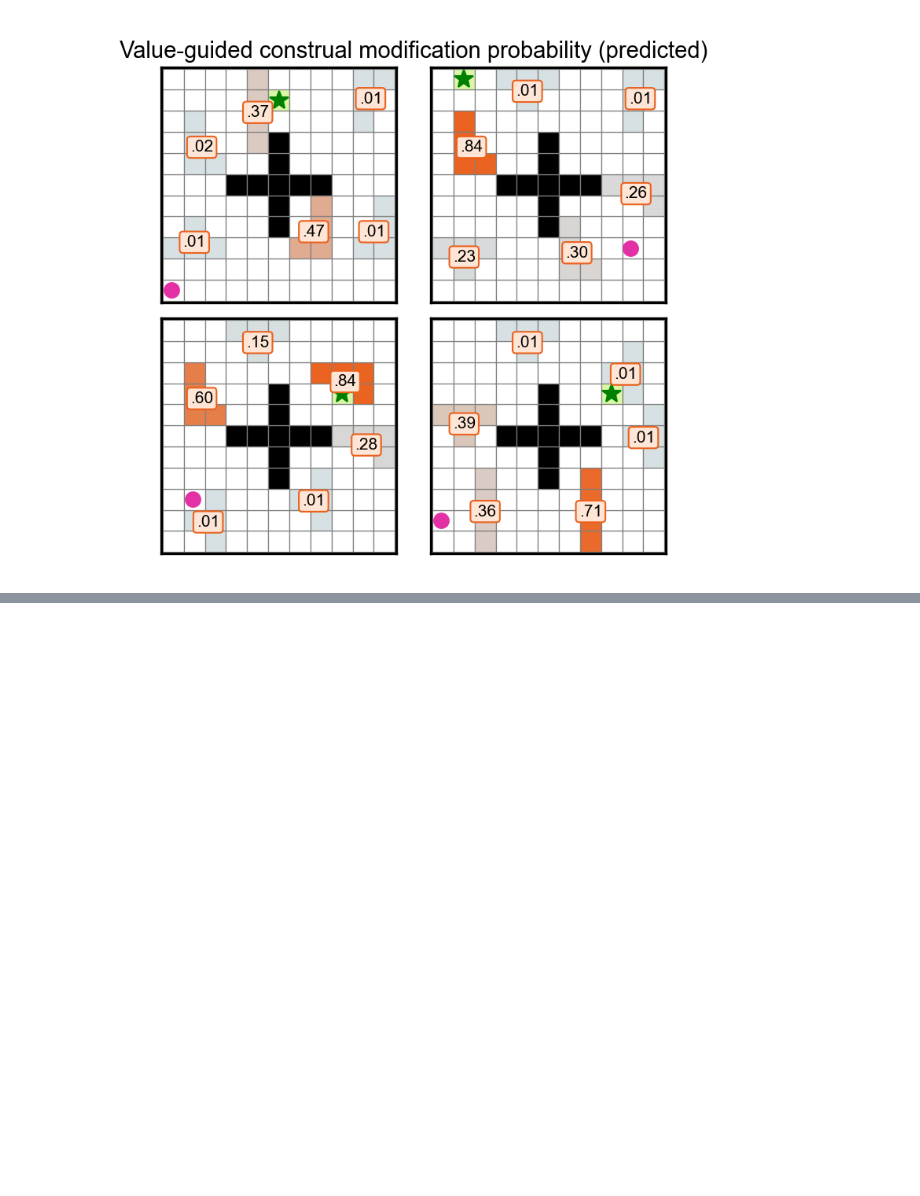
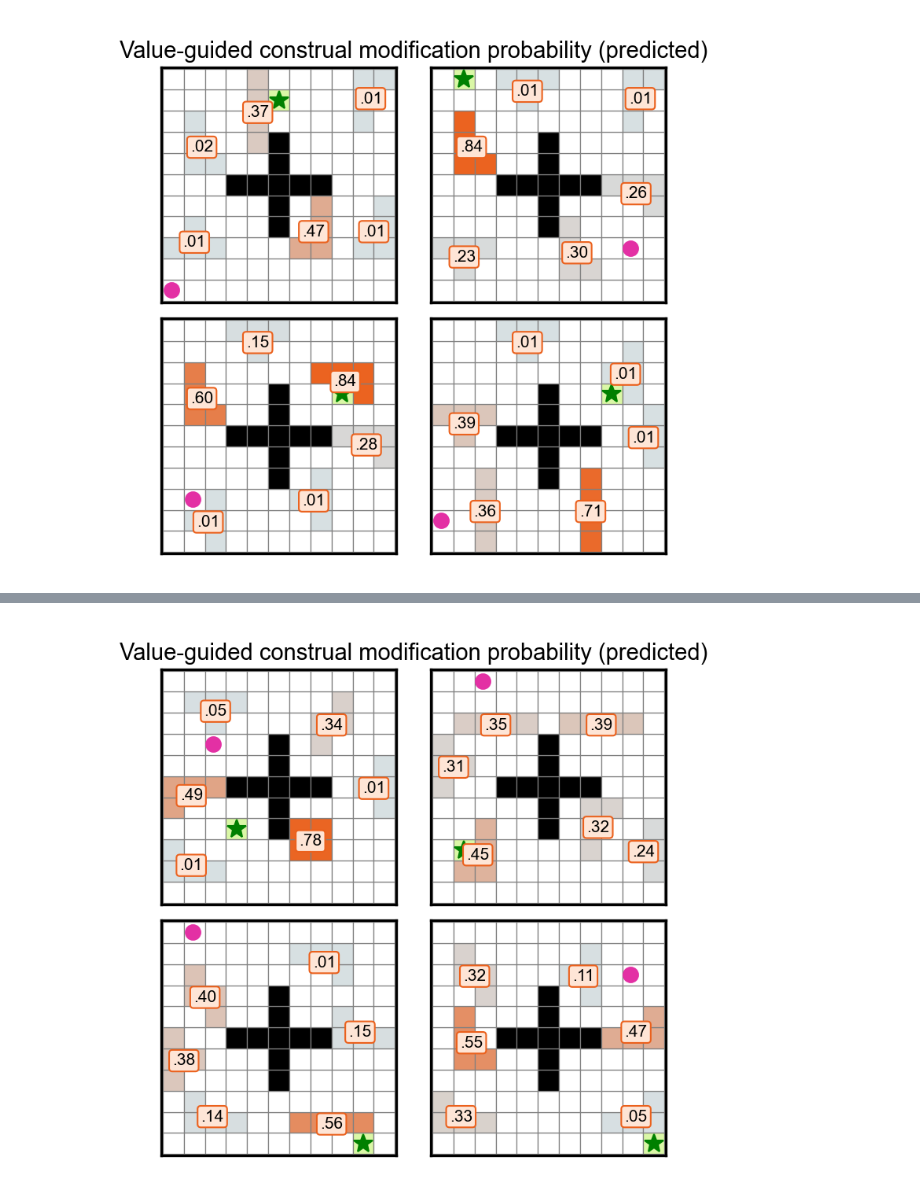
Before and after one commit to jasondsc/ConsciousDetour, a Jupyter notebook: Laterlaized_mazes.ipynb, the cells around one changed output, grey strips where cells are left out. Saved outputs shown, nothing was run; the diff lists cells and outputs as text; code cells hidden in the pictures; blank space fills up the shorter version.

```diff
--- a/Laterlaized_mazes.ipynb
+++ b/Laterlaized_mazes.ipynb
@@ -880,0 +925,44 @@ fig.savefig("Nonlateralized_maze_13-16_dVGC.pdf")
+# %%
+# model predictions
+# create figure
+fig_width_mm = 60
+fig_height_mm = 60
+mm_to_inch = 1/25.4
+
+assert fig_width_mm <= 182
+assert fig_height_mm <= 245
+
+import matplotlib.gridspec as gridspec
+
+grids_to_plot = [20, 21, 22, 23] # pick which models to plot
+to_plot = df_nl[df_nl["grid"].apply(lambda gn: int(gn.split('-')[1]) in grids_to_plot)]
+n_grids = len(grids_to_plot)
+ncols = 2
+nrows = n_grids // ncols
+
+fig, axes = plt.subplots(
+    nrows, ncols,
+    figsize=(fig_width_mm*mm_to_inch, fig_height_mm*mm_to_inch),
+    dpi=300
+)
+axes = list(axes.flatten())
+measure = 'dynamic_vgc_weight'
+
+for gridname, rows in to_plot.groupby('grid'):
+    grid_means = df_nl.merge(pd.DataFrame({'grid': [gridname]}))
+    obstacle_values = dict(zip(grid_means['obstacle'].apply(lambda o: o.split('-')[-1]), grid_means[measure]))
+    ax = axes.pop(0)
+    plot_grid_obstacle_dVGC(
+        tile_array=mazes[gridname],
+        ax=ax,
+        feature_colors={"#": "k", "G": "#DAF7A6"},
+        obstacle_values=obstacle_values,
+        value_range=(0, 1),
+        grid_lineweight=.30
+    )
+suptitle = plt.suptitle("Value-guided construal modification probability (predicted)", font="Arial", y=.95)
+suptitle.set_fontsize(7)
+plt.tight_layout(pad=.5)
+fig.savefig("Nonlateralized_maze_21-24_dVGC.pdf")
+# %% [output]
+[figure, added]
```
Also changed, not shown: parts of 14 cells of this notebook.
